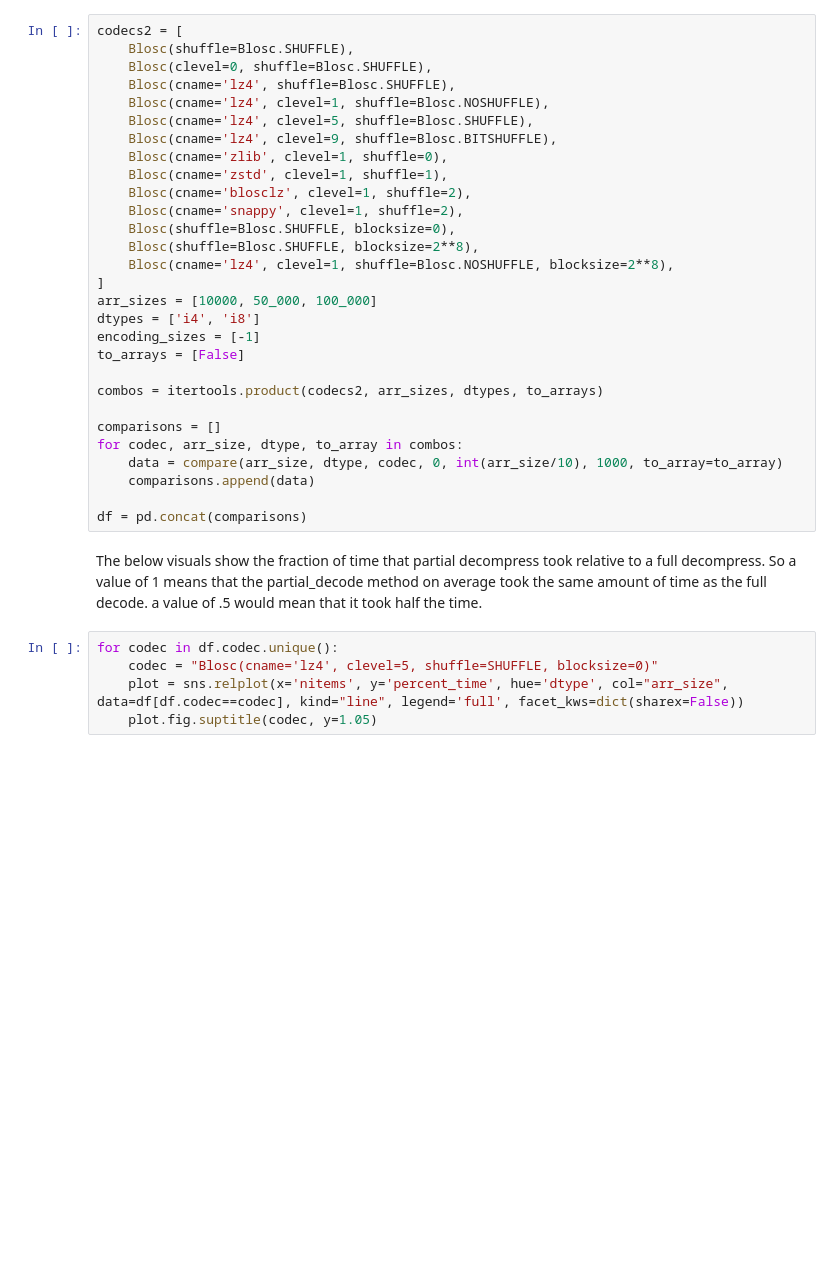
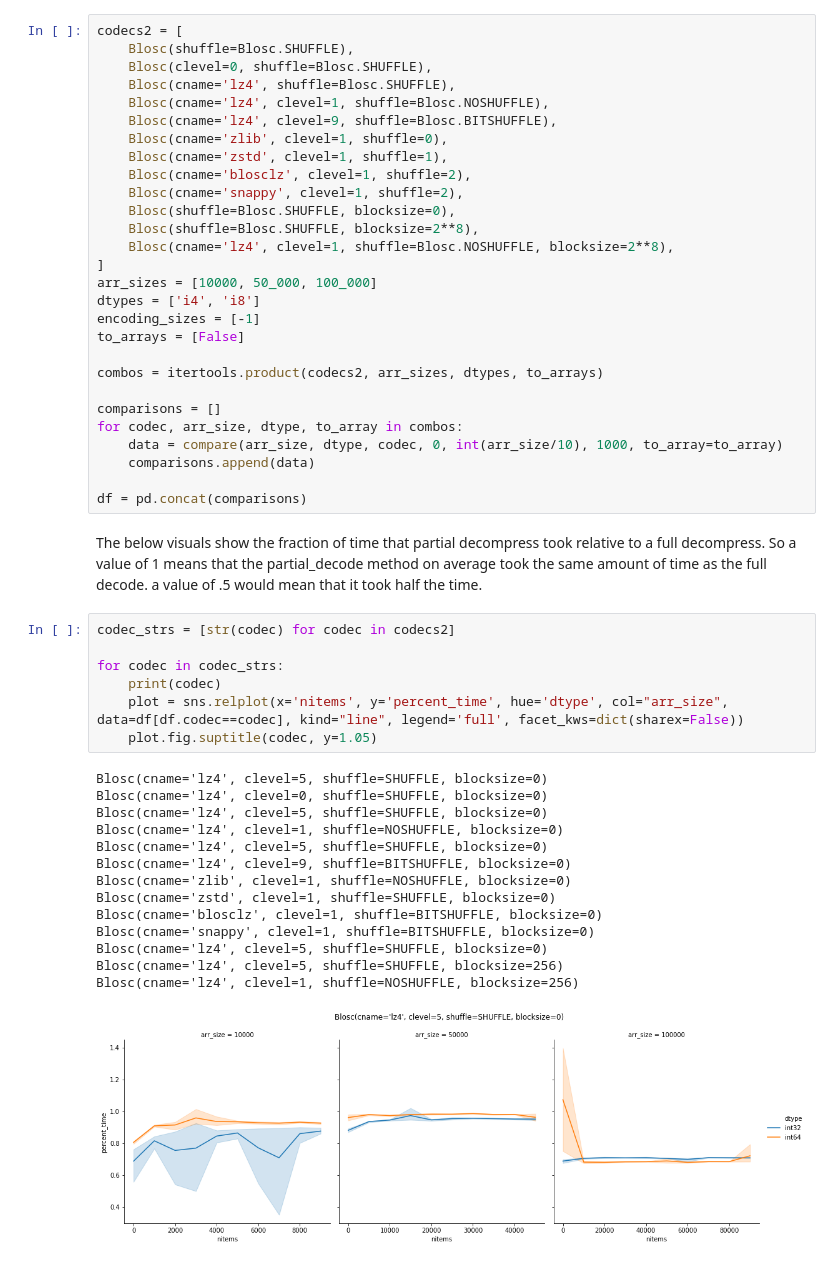
Before and after one commit to andrewfulton9/numcodecs, a Jupyter notebook: notebooks/benchmark_partial_decode.ipynb, the cells around one changed output. Cells and saved outputs as stored; diff of their text form; blank space fills up the shorter version.

Commit message:
fixes plots to make them more readable

```diff
--- a/notebooks/benchmark_partial_decode.ipynb
+++ b/notebooks/benchmark_partial_decode.ipynb
@@ -57,7 +57,6 @@ codecs2 = [
     Blosc(clevel=0, shuffle=Blosc.SHUFFLE),
     Blosc(cname='lz4', shuffle=Blosc.SHUFFLE),
     Blosc(cname='lz4', clevel=1, shuffle=Blosc.NOSHUFFLE),
-    Blosc(cname='lz4', clevel=5, shuffle=Blosc.SHUFFLE),
     Blosc(cname='lz4', clevel=9, shuffle=Blosc.BITSHUFFLE),
     Blosc(cname='zlib', clevel=1, shuffle=0),
     Blosc(cname='zstd', clevel=1, shuffle=1),
@@ -86,7 +85,24 @@ a full decompress. So a value of 1 means that the partial_decode method on avera
 the same amount of time as the full decode. a value of .5 would mean that it took half
 the time.
 # %%
-for codec in df.codec.unique():
-    codec = "Blosc(cname='lz4', clevel=5, shuffle=SHUFFLE, blocksize=0)"
+codec_strs = [str(codec) for codec in codecs2]
+
+for codec in codec_strs:
+    print(codec)
     plot = sns.relplot(x='nitems', y='percent_time', hue='dtype', col="arr_size", data=df[df.codec==codec], kind="line", legend='full', facet_kws=dict(sharex=False))
     plot.fig.suptitle(codec, y=1.05)
+# %% [output]
+Blosc(cname='lz4', clevel=5, shuffle=SHUFFLE, blocksize=0)
+Blosc(cname='lz4', clevel=0, shuffle=SHUFFLE, blocksize=0)
+Blosc(cname='lz4', clevel=5, shuffle=SHUFFLE, blocksize=0)
+Blosc(cname='lz4', clevel=1, shuffle=NOSHUFFLE, blocksize=0)
+Blosc(cname='lz4', clevel=5, shuffle=SHUFFLE, blocksize=0)
+Blosc(cname='lz4', clevel=9, shuffle=BITSHUFFLE, blocksize=0)
+Blosc(cname='zlib', clevel=1, shuffle=NOSHUFFLE, blocksize=0)
+Blosc(cname='zstd', clevel=1, shuffle=SHUFFLE, blocksize=0)
+Blosc(cname='blosclz', clevel=1, shuffle=BITSHUFFLE, blocksize=0)
+Blosc(cname='snappy', clevel=1, shuffle=BITSHUFFLE, blocksize=0)
+Blosc(cname='lz4', clevel=5, shuffle=SHUFFLE, blocksize=0)
+Blosc(cname='lz4', clevel=5, shuffle=SHUFFLE, blocksize=256)
+Blosc(cname='lz4', clevel=1, shuffle=NOSHUFFLE, blocksize=256)
+[figure, added]
```
Also changed, not shown: parts of 5 cells of this notebook.
